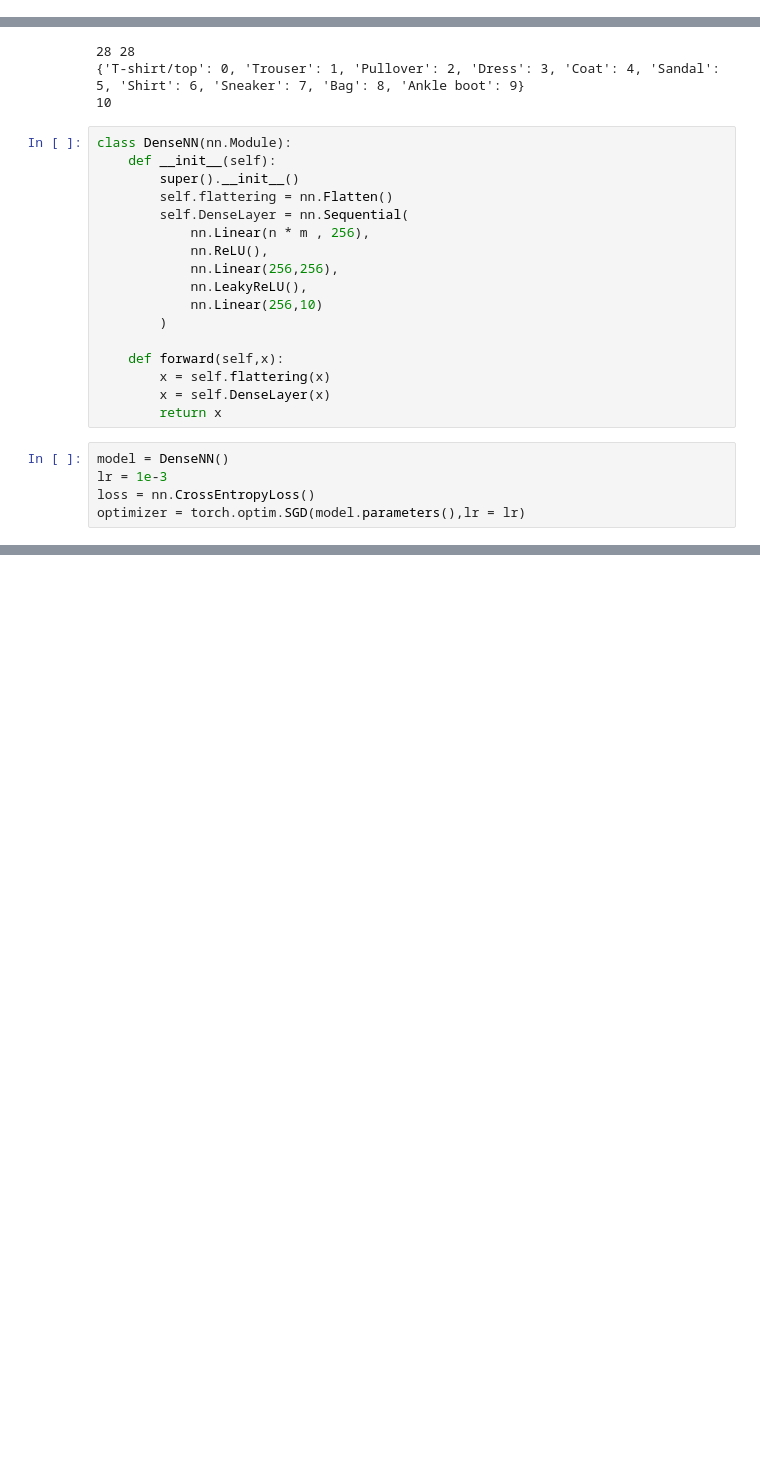
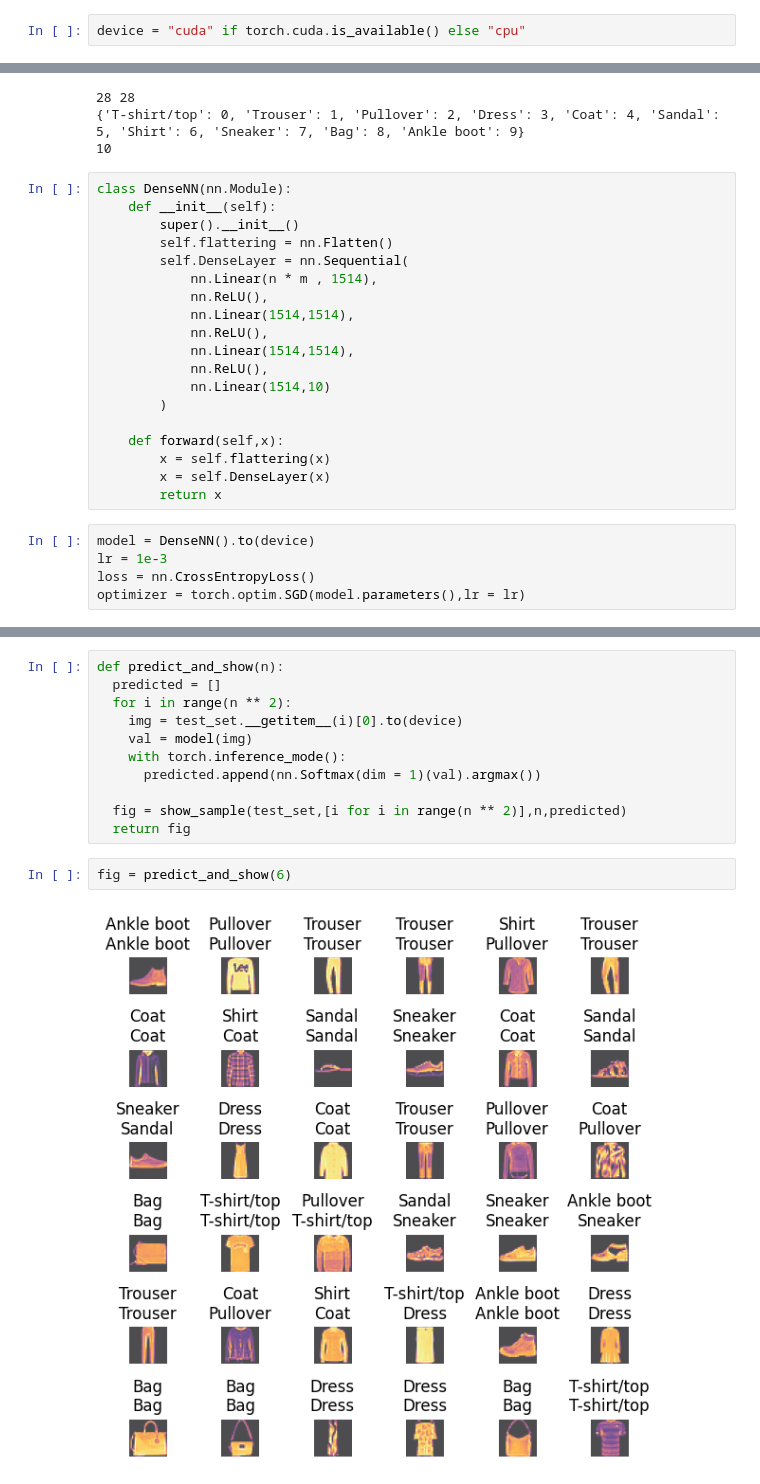
Before and after one commit to JedrekSt/MachineLearning_and_AI_projects, a Jupyter notebook: PyTorchFoundamentals/03_deepNN.ipynb, the cells around one changed output, grey strips where cells are left out. Cells and saved outputs as stored; diff of their text form; blank space fills up the shorter version.

```diff
--- a/PyTorchFoundamentals/03_deepNN.ipynb
+++ b/PyTorchFoundamentals/03_deepNN.ipynb
@@ -8,6 +9,8 @@ from torch.utils.data import DataLoader,dataset
 # %%
 from torchvision.transforms import ToTensor,Lambda
 from torchvision.datasets import FashionMNIST
+# %%
+device = "cuda" if torch.cuda.is_available() else "cpu"
 # %% [markdown]
 <h3>Downloading and preparing data</h3>
 # %%
@@ -85,11 +104,13 @@ class DenseNN(nn.Module):
         super().__init__()
         self.flattering = nn.Flatten()
         self.DenseLayer = nn.Sequential(
-            nn.Linear(n * m , 256),
+            nn.Linear(n * m , 1514),
             nn.ReLU(),
-            nn.Linear(256,256),
-            nn.LeakyReLU(),
-            nn.Linear(256,10)
+            nn.Linear(1514,1514),
+            nn.ReLU(),
+            nn.Linear(1514,1514),
+            nn.ReLU(),
+            nn.Linear(1514,10)
         )
 
     def forward(self,x):
@@ -97,7 +118,7 @@ class DenseNN(nn.Module):
         x = self.DenseLayer(x)
         return x
 # %%
-model = DenseNN()
+model = DenseNN().to(device)
 lr = 1e-3
 loss = nn.CrossEntropyLoss()
 optimizer = torch.optim.SGD(model.parameters(),lr = lr)
@@ -178,0 +205,15 @@ KeyboardInterrupt:
+# %%
+def predict_and_show(n):
+  predicted = []
+  for i in range(n ** 2):
+    img = test_set.__getitem__(i)[0].to(device)
+    val = model(img)
+    with torch.inference_mode():
+      predicted.append(nn.Softmax(dim = 1)(val).argmax())
+
+  fig = show_sample(test_set,[i for i in range(n ** 2)],n,predicted)
+  return fig
+# %%
+fig = predict_and_show(6)
+# %% [output]
+[figure, added]
```
Also changed, not shown: parts of 5 cells of this notebook.
